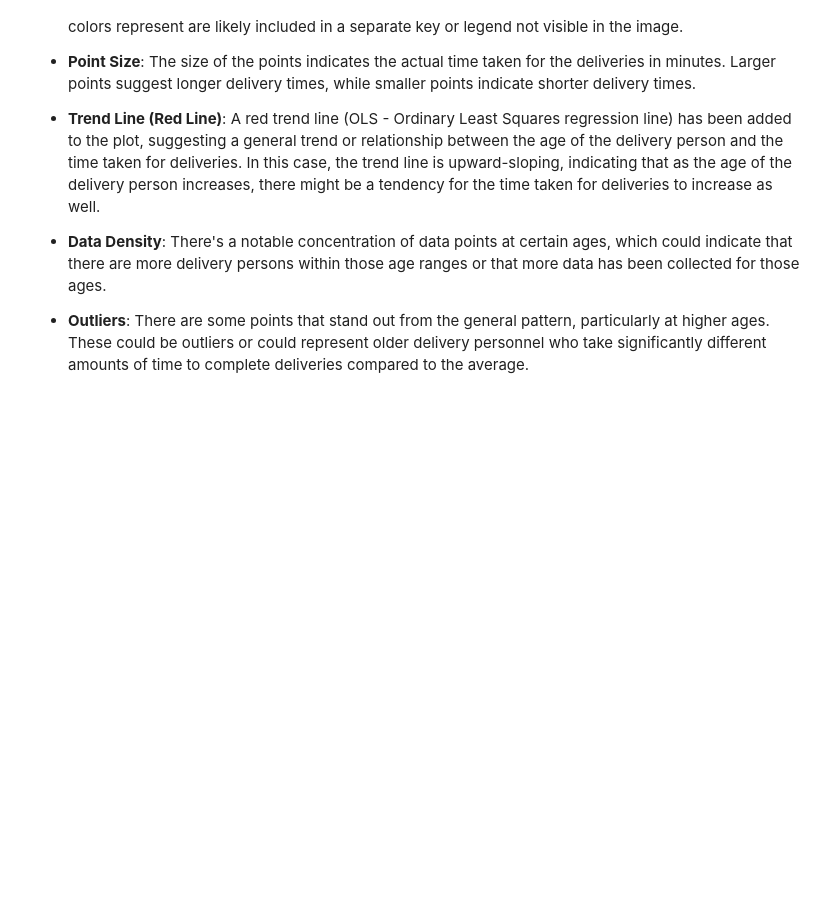
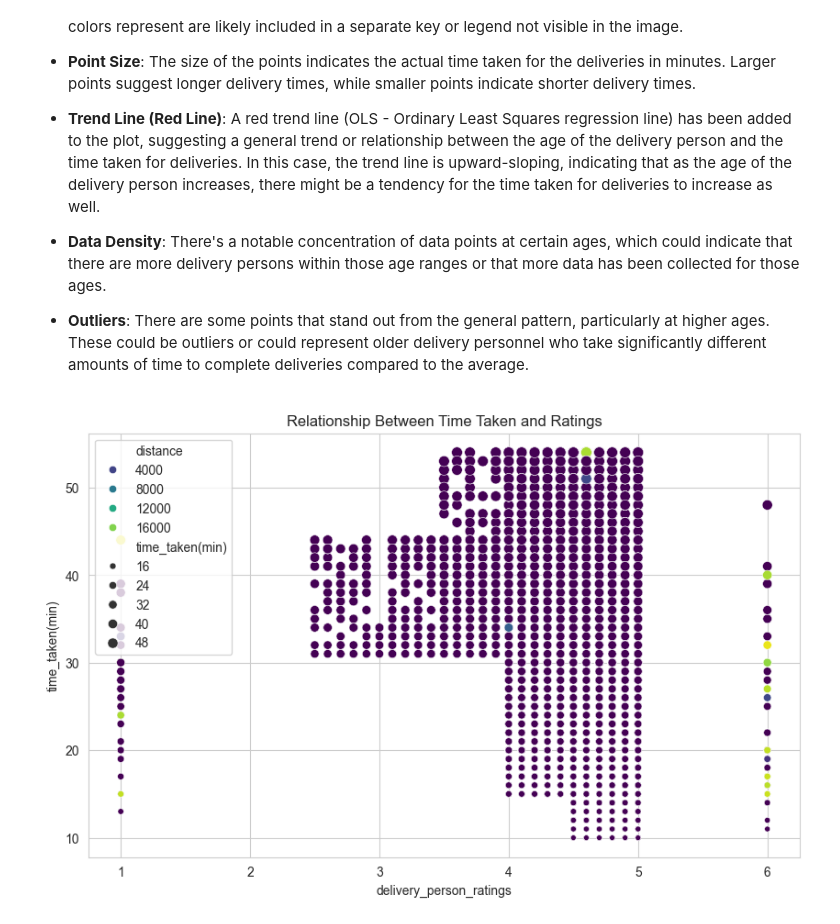
Before and after one commit to MrRezamo/Food_Delivery_Time_Prediction, a Jupyter notebook: Project/Main_Project.ipynb, the cells around one changed output. Saved outputs shown, nothing was run; the diff lists cells and outputs as text; code cells hidden in the pictures; blank space fills up the shorter version.

```diff
--- a/Project/Main_Project.ipynb
+++ b/Project/Main_Project.ipynb
@@ -387,3 +435,12 @@ This plot is a scatter plot showing the relationship between the age of a delive
 - **Data Density**: There's a notable concentration of data points at certain ages, which could indicate that there are more delivery persons within those age ranges or that more data has been collected for those ages.
 
 - **Outliers**: There are some points that stand out from the general pattern, particularly at higher ages. These could be outliers or could represent older delivery personnel who take significantly different amounts of time to complete deliveries compared to the average.
+# %%
+plt.figure(figsize=(10, 6))
+scatter = sns.scatterplot(data=data, x="delivery_person_ratings", y="time_taken(min)",
+                          size="time_taken(min)", hue="distance", palette="viridis", legend='brief')
+
+plt.title('Relationship Between Time Taken and Ratings')
+plt.show()
+# %% [output]
+[figure, added]
```
Also changed, not shown: parts of 3 cells of this notebook.
